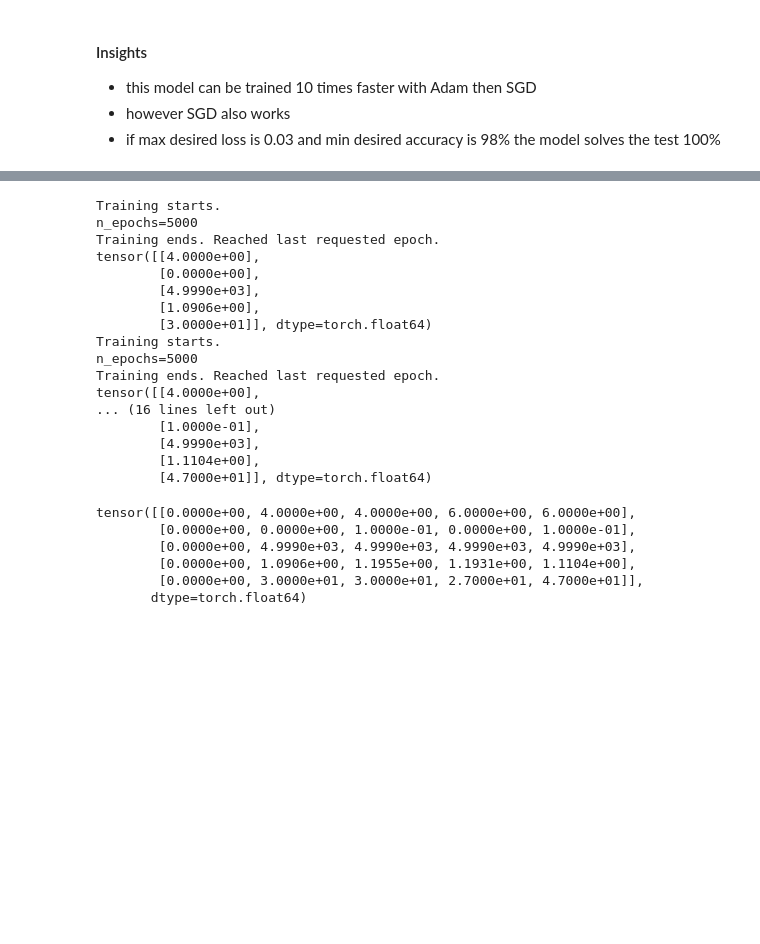
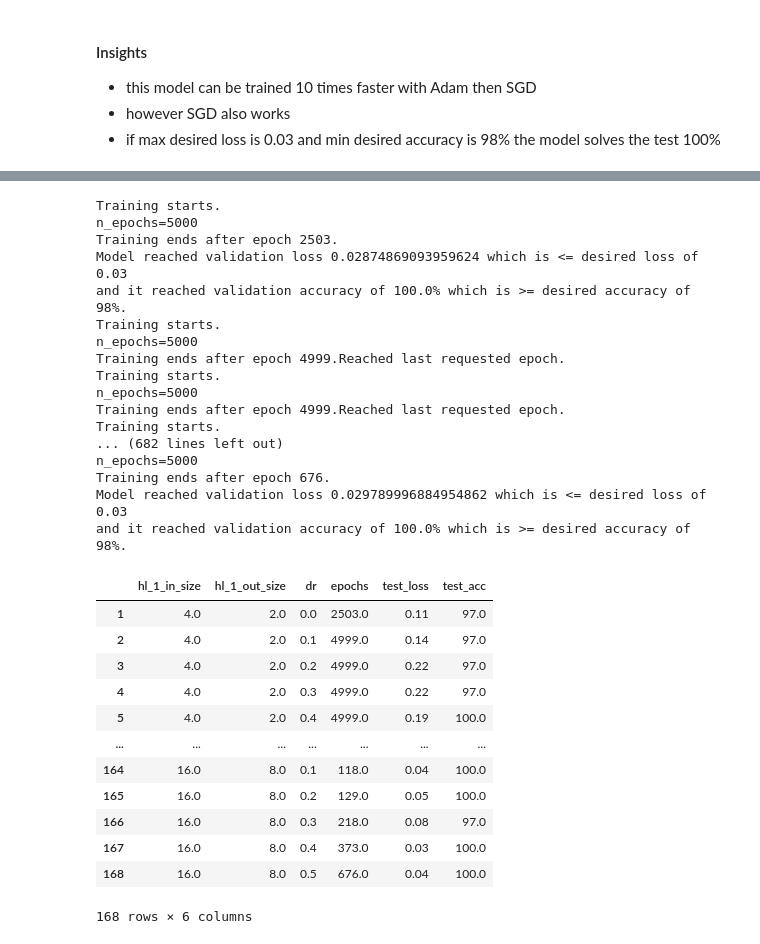
Before and after one commit to aisven/fullstack-ml-academy-homework, a Jupyter notebook: notepads/03-Advanced-Hyperparameteroptimierung/03-Iris-Classification-PyTorch-with-Grid-Search.ipynb, the cells around one changed output, grey strips where cells are left out. Saved outputs shown, nothing was run; the diff lists cells and outputs as text; code cells hidden in the pictures; blank space fills up the shorter version.

```diff
--- a/notepads/03-Advanced-Hyperparameteroptimierung/03-Iris-Classification-PyTorch-with-Grid-Search.ipynb
+++ b/notepads/03-Advanced-Hyperparameteroptimierung/03-Iris-Classification-PyTorch-with-Grid-Search.ipynb
@@ -545,30 +546,43 @@ def perform_grid_search():
 # %%
 # in this code block we run the grid search
 
-grid_search_results = perform_grid_search()
-
-grid_search_results
+results_gs = perform_grid_search()
 # %% [output]
 Training starts.
 n_epochs=5000
-Training ends. Reached last requested epoch.
-tensor([[4.0000e+00],
-        [0.0000e+00],
-        [4.9990e+03],
-        [1.0906e+00],
-        [3.0000e+01]], dtype=torch.float64)
+Training ends after epoch 2503.
+Model reached validation loss 0.02874869093959624 which is <= desired loss of 0.03
+and it reached validation accuracy of 100.0% which is >= desired accuracy of 98%.
 Training starts.
 n_epochs=5000
-Training ends. Reached last requested epoch.
-tensor([[4.0000e+00],
-... (16 lines left out)
-        [1.0000e-01],
-        [4.9990e+03],
-        [1.1104e+00],
-        [4.7000e+01]], dtype=torch.float64)
+Training ends after epoch 4999.Reached last requested epoch.
+Training starts.
+n_epochs=5000
+Training ends after epoch 4999.Reached last requested epoch.
+Training starts.
+... (682 lines left out)
+n_epochs=5000
+Training ends after epoch 676.
+Model reached validation loss 0.029789996884954862 which is <= desired loss of 0.03
+and it reached validation accuracy of 100.0% which is >= desired accuracy of 98%.
-tensor([[0.0000e+00, 4.0000e+00, 4.0000e+00, 6.0000e+00, 6.0000e+00],
-        [0.0000e+00, 0.0000e+00, 1.0000e-01, 0.0000e+00, 1.0000e-01],
-        [0.0000e+00, 4.9990e+03, 4.9990e+03, 4.9990e+03, 4.9990e+03],
-        [0.0000e+00, 1.0906e+00, 1.1955e+00, 1.1931e+00, 1.1104e+00],
-        [0.0000e+00, 3.0000e+01, 3.0000e+01, 2.7000e+01, 4.7000e+01]],
-       dtype=torch.float64)
+# %%
+# in this code block we look at the grid search results
+
+results_gs_pd = pd.DataFrame(results_gs.numpy()).drop(0, axis=0)
+results_gs_pd = results_gs_pd.set_axis(['hl_1_in_size', 'hl_1_out_size', 'dr', 'epochs', 'test_loss', 'test_acc'], axis=1, copy=False)
+
+results_gs_pd
+# %% [output]
+|  | hl_1_in_size | hl_1_out_size | dr | epochs | test_loss | test_acc |
+| 1 | 4.0 | 2.0 | 0.0 | 2503.0 | 0.11 | 97.0 |
+| 2 | 4.0 | 2.0 | 0.1 | 4999.0 | 0.14 | 97.0 |
+| 3 | 4.0 | 2.0 | 0.2 | 4999.0 | 0.22 | 97.0 |
+| 4 | 4.0 | 2.0 | 0.3 | 4999.0 | 0.22 | 97.0 |
+| 5 | 4.0 | 2.0 | 0.4 | 4999.0 | 0.19 | 100.0 |
+| ... | ... | ... | ... | ... | ... | ... |
+| 164 | 16.0 | 8.0 | 0.1 | 118.0 | 0.04 | 100.0 |
+| 165 | 16.0 | 8.0 | 0.2 | 129.0 | 0.05 | 100.0 |
+| 166 | 16.0 | 8.0 | 0.3 | 218.0 | 0.08 | 97.0 |
+| 167 | 16.0 | 8.0 | 0.4 | 373.0 | 0.03 | 100.0 |
+| 168 | 16.0 | 8.0 | 0.5 | 676.0 | 0.04 | 100.0 |
+168 rows × 6 columns
```
Also changed, not shown: parts of 12 cells of this notebook.
